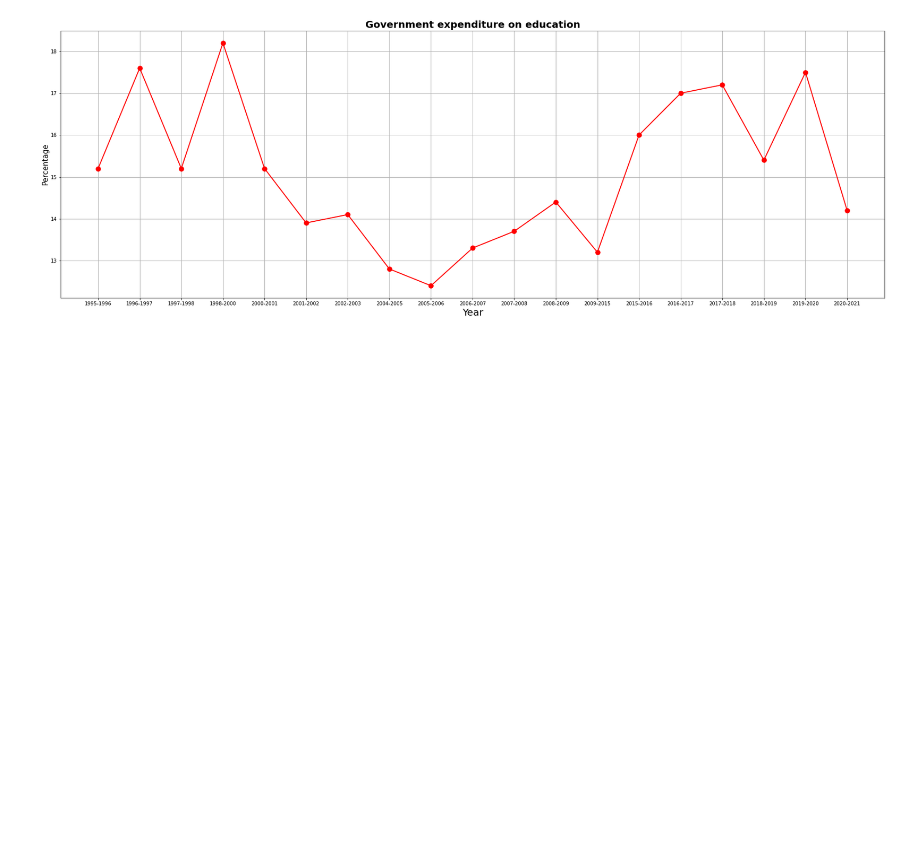
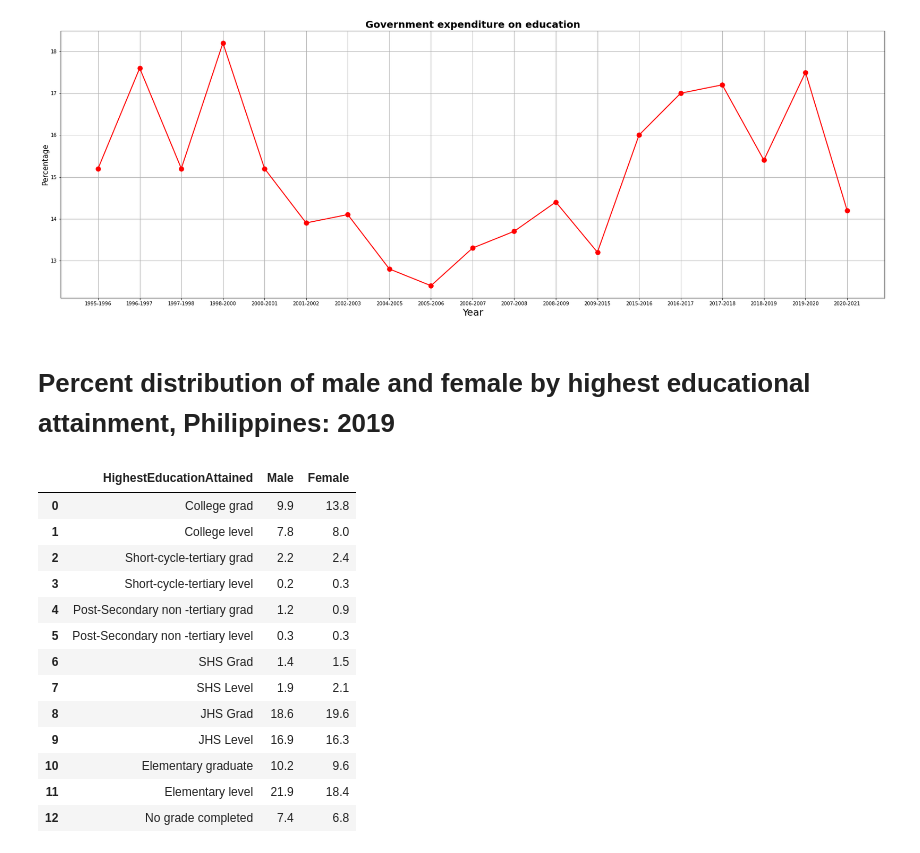
Before and after one commit to DarlynBSIT-3206/Gang-of-Greatness, a Jupyter notebook: Educational_System_Malpractice_and_Negligence_on_the_real_purpose_basis_of_education.ipynb, the cells around one changed output. Saved outputs shown, nothing was run; the diff lists cells and outputs as text; code cells hidden in the pictures; blank space fills up the shorter version.

```diff
--- a/Educational_System_Malpractice_and_Negligence_on_the_real_purpose_basis_of_education.ipynb
+++ b/Educational_System_Malpractice_and_Negligence_on_the_real_purpose_basis_of_education.ipynb
@@ -427,3 +427,24 @@ plt.grid(linestyle = '-', linewidth = 1.0)
 plt.show()
 # %% [output]
 [figure]
+# %% [markdown]
+# **Percent distribution of male and female by highest educational attainment, Philippines: 2019**
+# %%
+url = 'https://raw.githubusercontent.com/DarlynBSIT-3206/ITBA3206-Diligent-Dingos/main/datasets/levelofeduc.csv'
+df = pd.read_csv(url)
+display(df.iloc[0:])
+# %% [output]
+|  | HighestEducationAttained | Male | Female |
+| 0 | College grad | 9.9 | 13.8 |
+| 1 | College level | 7.8 | 8.0 |
+| 2 | Short-cycle-tertiary grad | 2.2 | 2.4 |
+| 3 | Short-cycle-tertiary level | 0.2 | 0.3 |
+| 4 | Post-Secondary non -tertiary grad | 1.2 | 0.9 |
+| 5 | Post-Secondary non -tertiary level | 0.3 | 0.3 |
+| 6 | SHS Grad | 1.4 | 1.5 |
+| 7 | SHS Level | 1.9 | 2.1 |
+| 8 | JHS Grad | 18.6 | 19.6 |
+| 9 | JHS Level | 16.9 | 16.3 |
+| 10 | Elementary graduate | 10.2 | 9.6 |
+| 11 | Elementary level | 21.9 | 18.4 |
+| 12 | No grade completed | 7.4 | 6.8 |
```
Also changed, not shown: parts of 1 cell of this notebook.
